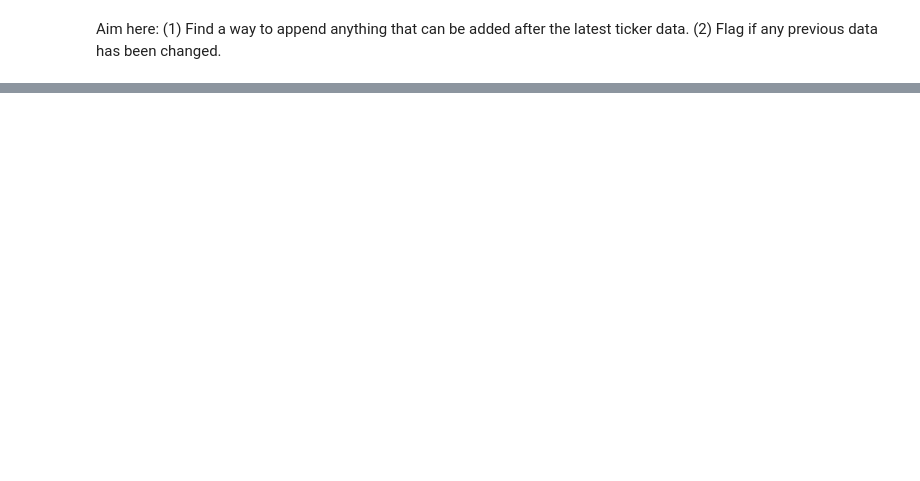
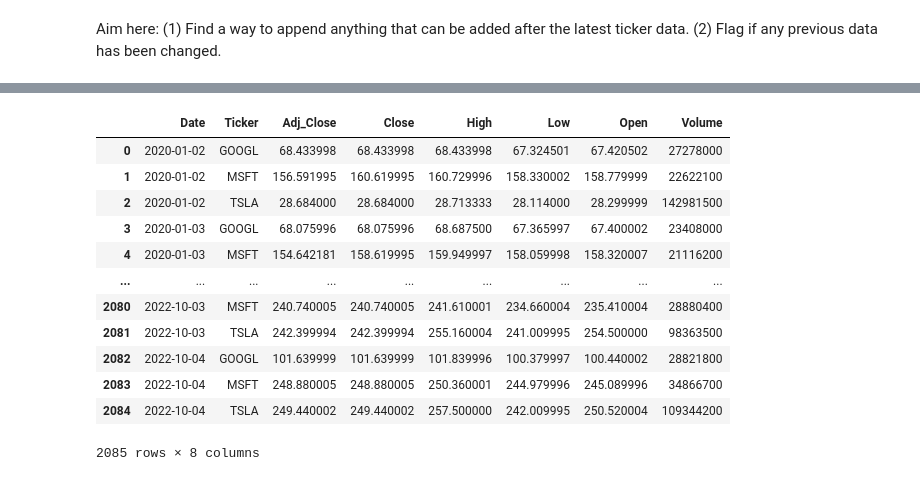
Before and after one commit to WiGram/InvestDB, a Jupyter notebook: stock_analysis.ipynb, the cells around one changed output, grey strips where cells are left out. Saved outputs shown, nothing was run; the diff lists cells and outputs as text; code cells hidden in the pictures; blank space fills up the shorter version.

```diff
--- a/stock_analysis.ipynb
+++ b/stock_analysis.ipynb
@@ -114,0 +129,16 @@ np.busday_count('1970-02-01', '1970-02-28')
+# %%
+sd_c.stock_data_df().head()
+# %% [output]
+|  | Date | Ticker | Adj_Close | Close | High | Low | Open | Volume |
+| 0 | 2020-01-02 | GOOGL | 68.433998 | 68.433998 | 68.433998 | 67.324501 | 67.420502 | 27278000 |
+| 1 | 2020-01-02 | MSFT | 156.591995 | 160.619995 | 160.729996 | 158.330002 | 158.779999 | 22622100 |
+| 2 | 2020-01-02 | TSLA | 28.684000 | 28.684000 | 28.713333 | 28.114000 | 28.299999 | 142981500 |
+| 3 | 2020-01-03 | GOOGL | 68.075996 | 68.075996 | 68.687500 | 67.365997 | 67.400002 | 23408000 |
+| 4 | 2020-01-03 | MSFT | 154.642181 | 158.619995 | 159.949997 | 158.059998 | 158.320007 | 21116200 |
+| ... | ... | ... | ... | ... | ... | ... | ... | ... |
+| 2080 | 2022-10-03 | MSFT | 240.740005 | 240.740005 | 241.610001 | 234.660004 | 235.410004 | 28880400 |
+| 2081 | 2022-10-03 | TSLA | 242.399994 | 242.399994 | 255.160004 | 241.009995 | 254.500000 | 98363500 |
+| 2082 | 2022-10-04 | GOOGL | 101.639999 | 101.639999 | 101.839996 | 100.379997 | 100.440002 | 28821800 |
+| 2083 | 2022-10-04 | MSFT | 248.880005 | 248.880005 | 250.360001 | 244.979996 | 245.089996 | 34866700 |
+| 2084 | 2022-10-04 | TSLA | 249.440002 | 249.440002 | 257.500000 | 242.009995 | 250.520004 | 109344200 |
+2085 rows × 8 columns
```
Also changed, not shown: parts of 17 cells of this notebook, 2 other files.
